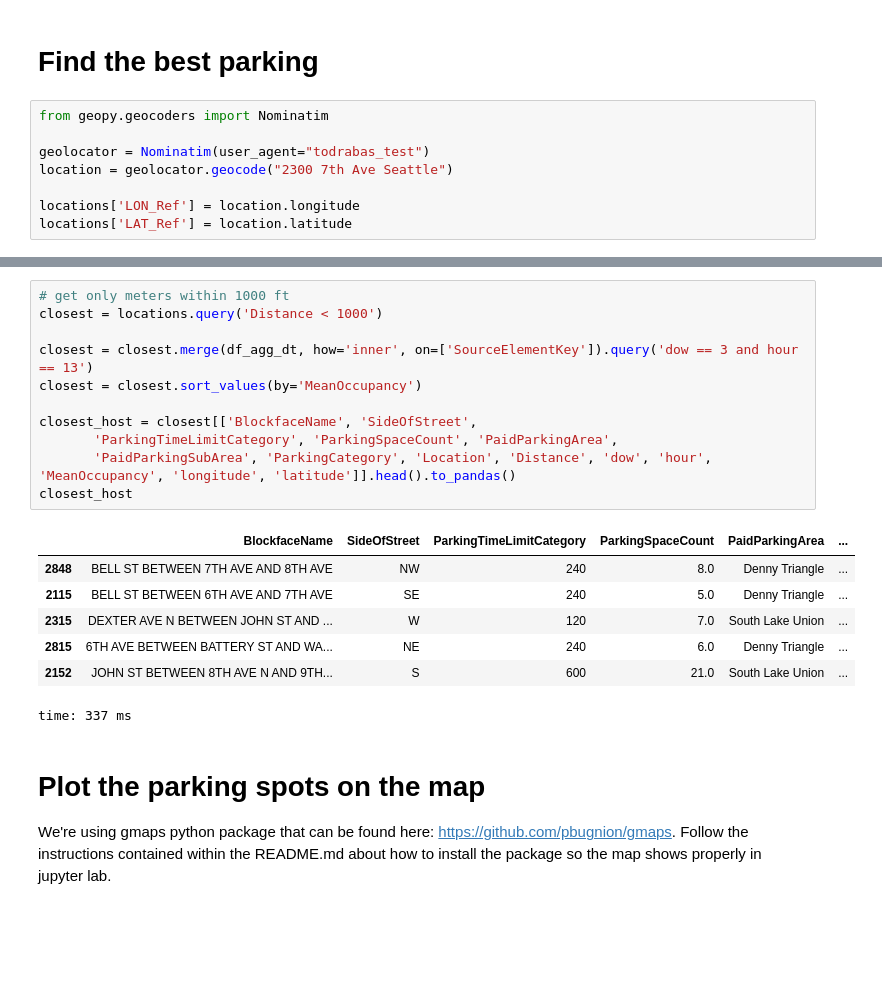
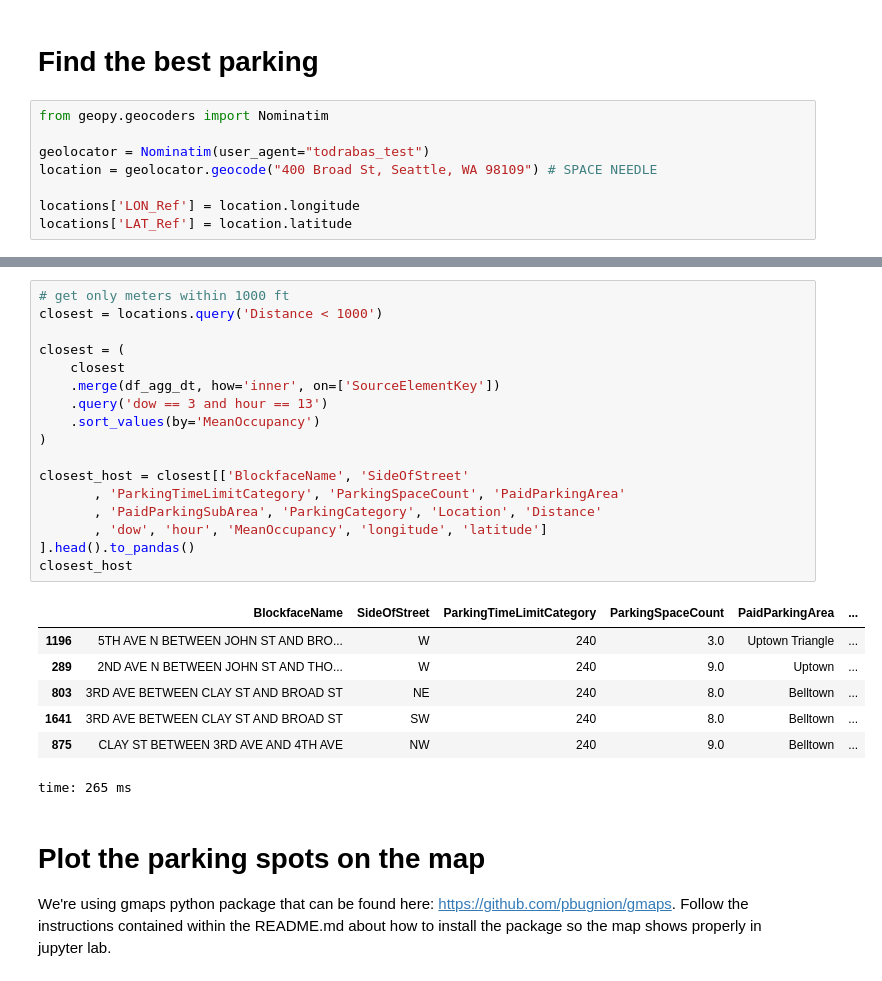
Before and after one commit to drabastomek/rapids-notebooks, a Jupyter notebook: codes/parking/rapids_seattleParking.ipynb, the cells around one changed output, grey strips where cells are left out. Cells and saved outputs as stored; diff of their text form; blank space fills up the shorter version.

```diff
--- a/codes/rapids_seattleParking.ipynb
+++ b/codes/parking/rapids_seattleParking.ipynb
@@ -316,7 +329,7 @@ time: 795 ms
 from geopy.geocoders import Nominatim
 
 geolocator = Nominatim(user_agent="todrabas_test")
-location = geolocator.geocode("2300 7th Ave Seattle")
+location = geolocator.geocode("400 Broad St, Seattle, WA 98109") # SPACE NEEDLE
 
 locations['LON_Ref'] = location.longitude
 locations['LAT_Ref'] = location.latitude
@@ -358,22 +363,28 @@ time: 341 ms
 # %%
 # get only meters within 1000 ft
 closest = locations.query('Distance < 1000')
 
-closest = closest.merge(df_agg_dt, how='inner', on=['SourceElementKey']).query('dow == 3 and hour == 13')
-closest = closest.sort_values(by='MeanOccupancy')
+closest = (
+    closest
+    .merge(df_agg_dt, how='inner', on=['SourceElementKey'])
+    .query('dow == 3 and hour == 13')
+    .sort_values(by='MeanOccupancy')
+)
 
-closest_host = closest[['BlockfaceName', 'SideOfStreet',
-       'ParkingTimeLimitCategory', 'ParkingSpaceCount', 'PaidParkingArea',
-       'PaidParkingSubArea', 'ParkingCategory', 'Location', 'Distance', 'dow', 'hour', 'MeanOccupancy', 'longitude', 'latitude']].head().to_pandas()
+closest_host = closest[['BlockfaceName', 'SideOfStreet'
+       , 'ParkingTimeLimitCategory', 'ParkingSpaceCount', 'PaidParkingArea'
+       , 'PaidParkingSubArea', 'ParkingCategory', 'Location', 'Distance'
+       , 'dow', 'hour', 'MeanOccupancy', 'longitude', 'latitude']
+].head().to_pandas()
 closest_host
 # %% [output]
 |  | BlockfaceName | SideOfStreet | ParkingTimeLimitCategory | ParkingSpaceCount | PaidParkingArea | ... |
-| 2848 | BELL ST BETWEEN 7TH AVE AND 8TH AVE | NW | 240 | 8.0 | Denny Triangle | ... |
-| 2115 | BELL ST BETWEEN 6TH AVE AND 7TH AVE | SE | 240 | 5.0 | Denny Triangle | ... |
-| 2315 | DEXTER AVE N BETWEEN JOHN ST AND ... | W | 120 | 7.0 | South Lake Union | ... |
-| 2815 | 6TH AVE BETWEEN BATTERY ST AND WA... | NE | 240 | 6.0 | Denny Triangle | ... |
-| 2152 | JOHN ST BETWEEN 8TH AVE N AND 9TH... | S | 600 | 21.0 | South Lake Union | ... |
+| 1196 | 5TH AVE N BETWEEN JOHN ST AND BRO... | W | 240 | 3.0 | Uptown Triangle | ... |
+| 289 | 2ND AVE N BETWEEN JOHN ST AND THO... | W | 240 | 9.0 | Uptown | ... |
+| 803 | 3RD AVE BETWEEN CLAY ST AND BROAD ST | NE | 240 | 8.0 | Belltown | ... |
+| 1641 | 3RD AVE BETWEEN CLAY ST AND BROAD ST | SW | 240 | 8.0 | Belltown | ... |
+| 875 | CLAY ST BETWEEN 3RD AVE AND 4TH AVE | NW | 240 | 9.0 | Belltown | ... |
-time: 337 ms
+time: 265 ms
 # %% [markdown]
 # Plot the parking spots on the map
 
```
Also changed, not shown: parts of 27 cells of this notebook, 3 other files.
